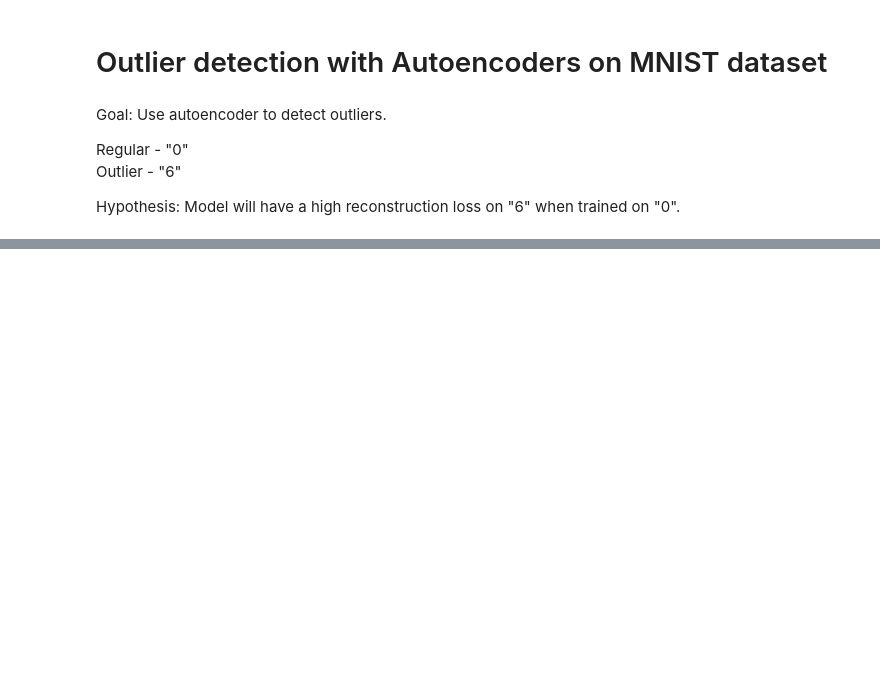
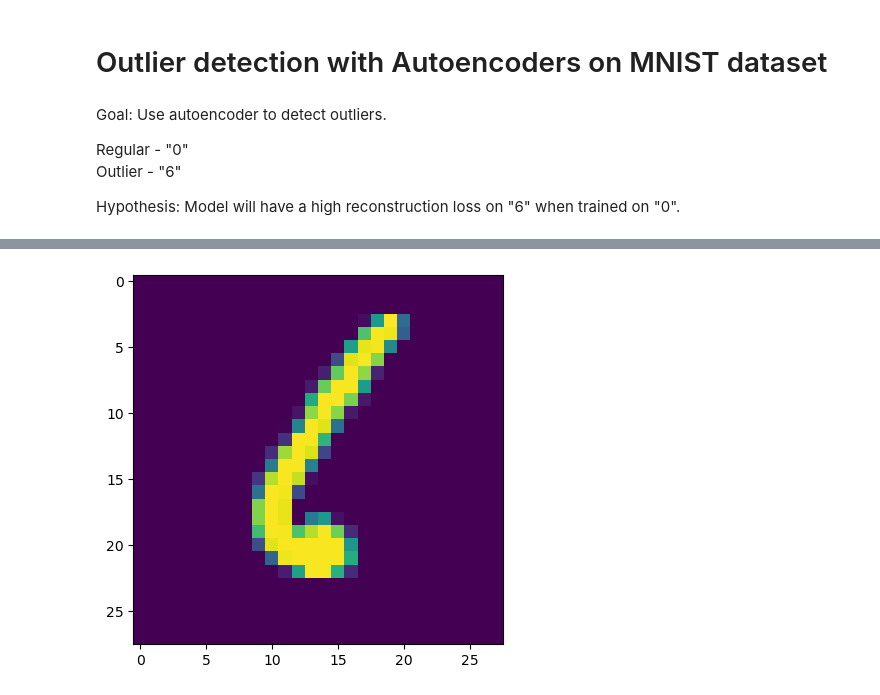
Before and after one commit to ieadoboe/effective-waffle, a Jupyter notebook: 37_autoencoder_mnist.ipynb, the cells around one changed output, grey strips where cells are left out. Saved outputs shown, nothing was run; the diff lists cells and outputs as text; code cells hidden in the pictures; blank space fills up the shorter version.

```diff
--- a/37_autoencoder_mnist.ipynb
+++ b/37_autoencoder_mnist.ipynb
@@ -37,0 +218,5 @@ outlier_labels = np.ones(len(regular_images), dtype=int)  # outlier label = 1
+# %%
+plt.imshow(test_images_outlier_norm[np.argmin(mse_outlier)])
+plt.show()
+# %% [output]
+[figure, added]
```
Also changed, not shown: parts of 50 cells of this notebook, 1 other file.
